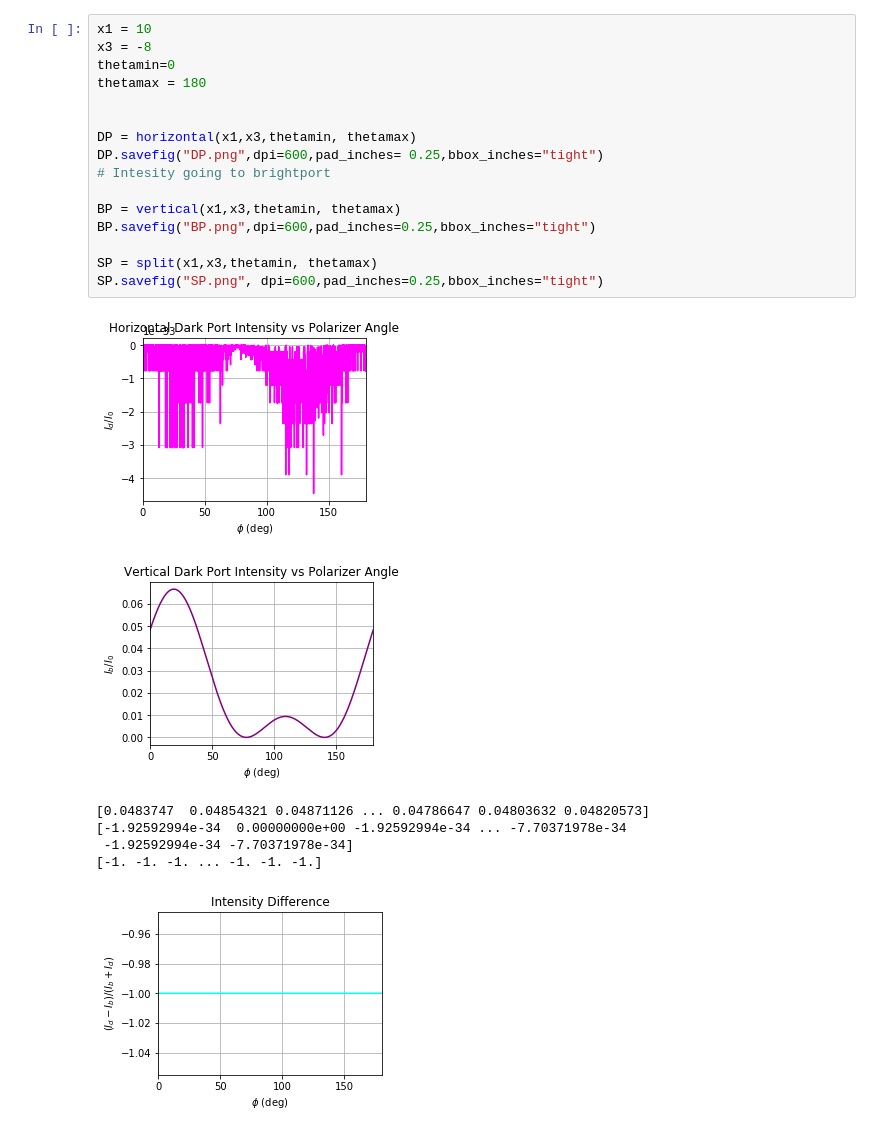
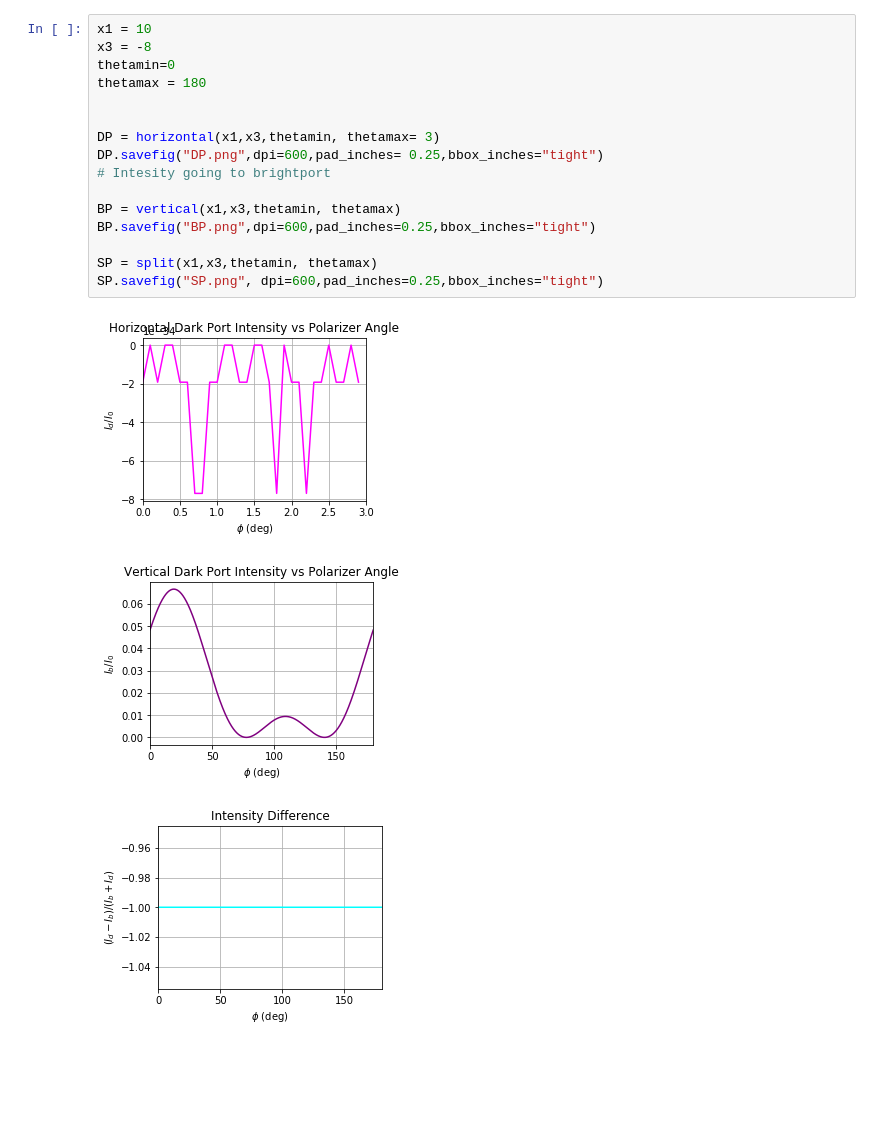
Before and after one commit to CUCatLab/Optical-Metrology, a Jupyter notebook: Interferometer_SetUp.ipynb, the cells around one changed output. Cells and saved outputs as stored; diff of their text form; blank space fills up the shorter version.

```diff
--- a/Interferometer_SetUp.ipynb
+++ b/Interferometer_SetUp.ipynb
@@ -172,24 +165,20 @@ SP.savefig("SP.png", dpi=600,pad_inches=0.25,bbox_inches="tight")
 # %%
 x1 = 10
 x3 = -8
 thetamin=0
 thetamax = 180
 
 
-DP = horizontal(x1,x3,thetamin, thetamax)
+DP = horizontal(x1,x3,thetamin, thetamax= 3)
 DP.savefig("DP.png",dpi=600,pad_inches= 0.25,bbox_inches="tight")
 # Intesity going to brightport
 
 BP = vertical(x1,x3,thetamin, thetamax)
 BP.savefig("BP.png",dpi=600,pad_inches=0.25,bbox_inches="tight")
 
 SP = split(x1,x3,thetamin, thetamax)
 SP.savefig("SP.png", dpi=600,pad_inches=0.25,bbox_inches="tight")
 # %% [output]
-[figure, old version]
+[figure, new version]
 [figure]
-[0.0483747  0.04854321 0.04871126 ... 0.04786647 0.04803632 0.04820573]
-[-1.92592994e-34  0.00000000e+00 -1.92592994e-34 ... -7.70371978e-34
- -1.92592994e-34 -7.70371978e-34]
-[-1. -1. -1. ... -1. -1. -1.]
 [figure]
```
Also changed, not shown: parts of 2 cells of this notebook.
